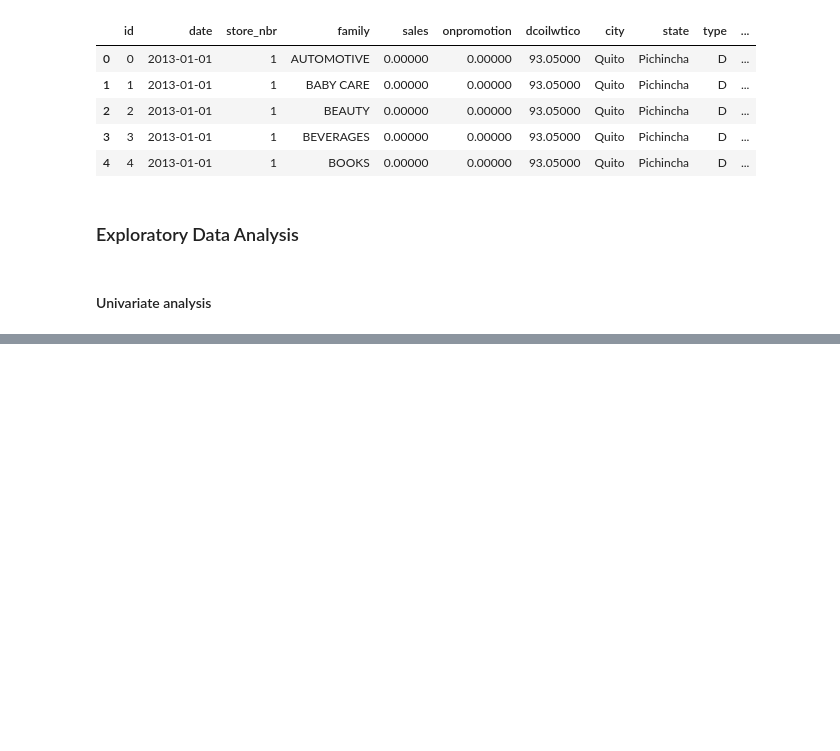
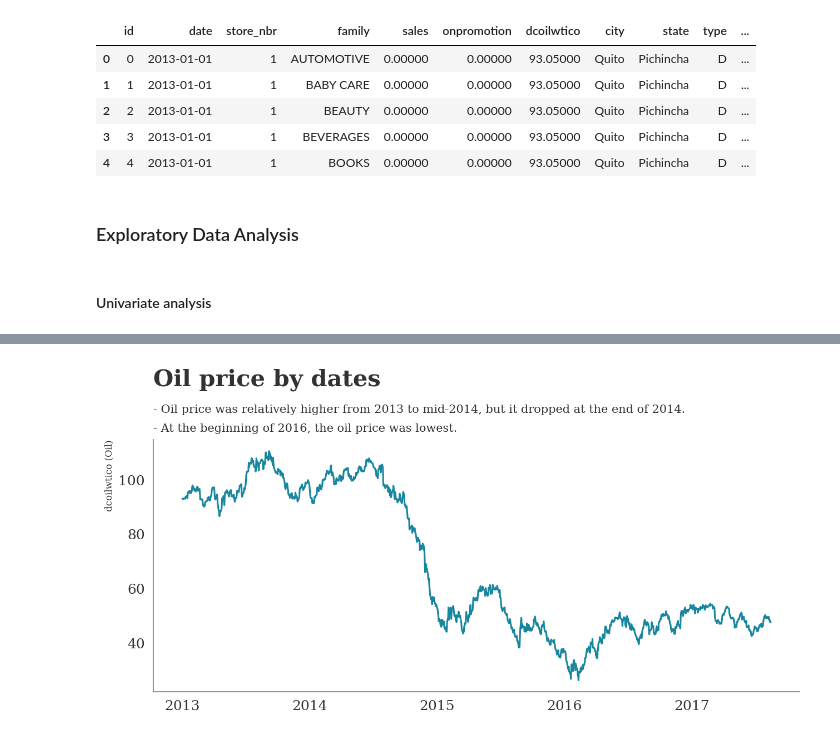
Before and after one commit to yejiseoung/Store_Time_Series_Forcasting, a Jupyter notebook: Store_Time_Series_Forcasting.ipynb, the cells around one changed output, grey strips where cells are left out. Drawn from its saved outputs; the diff is of its cells as text; code cells hidden in the pictures; blank space fills up the shorter version.

```diff
--- a/Store_Time_Series_Forcasting.ipynb
+++ b/Store_Time_Series_Forcasting.ipynb
@@ -869,0 +866,33 @@ for i in a.columns:
+# %%
+fig = plt.figure(figsize=(10, 4), dpi=150,facecolor=background_color)
+gs = fig.add_gridspec(1, 1)
+gs.update(wspace=0, hspace=0)
+ax0 = fig.add_subplot(gs[0, 0])
+ax0.set_facecolor(background_color)
+
+data = df_train.groupby(['date'])['dcoilwtico'].mean()
+sns.lineplot(data=data,color='#17869E', ax=ax0)
+
+Xstart, Xend = ax0.get_xlim()
+Ystart, Yend = ax0.get_ylim()
+
+ax0.set_ylim([Ystart,Yend])
+ax0.set_xlim(Xstart,Xend-1)
+ax0.set_ylabel("dcoilwtico (Oil)",fontsize=8,loc='top', fontfamily='serif')
+ax0.set_xlabel(" ",fontsize=8,loc='left', fontfamily='arial')
+ax0.tick_params(axis = "both", which = "both", left=False, bottom=False)
+ax0.get_yaxis().set_major_formatter(matplotlib.ticker.FuncFormatter(lambda x, p: format(int(x), ',')))
+
+
+for s in ["right", "top"]:
+    ax0.spines[s].set_visible(False)
+
+for s in ["left","bottom"]:
+    ax0.spines[s].set_color('gray')
+
+
+ax0.text(Xstart, Yend+20, 'Oil price by dates', fontsize=20, fontweight='bold')
+ax0.text(Xstart, Yend+10, '- Oil price was relatively higher from 2013 to mid-2014, but it dropped at the end of 2014.');
+ax0.text(Xstart, Yend+3, '- At the beginning of 2016, the oil price was lowest.');
+# %% [output]
+[figure, added]
```
Also changed, not shown: parts of 18 cells of this notebook.
